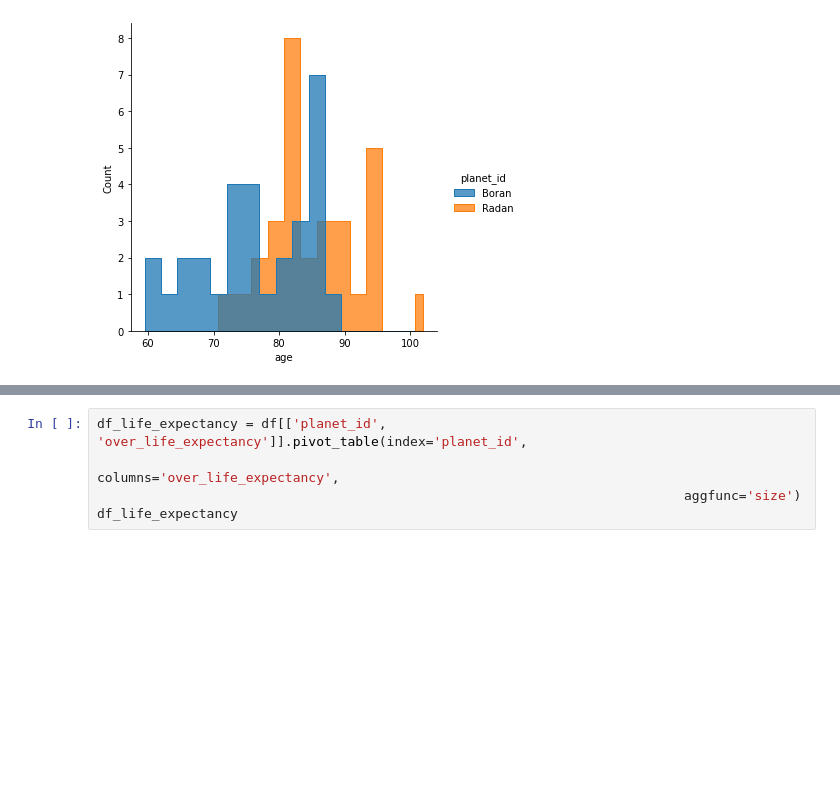
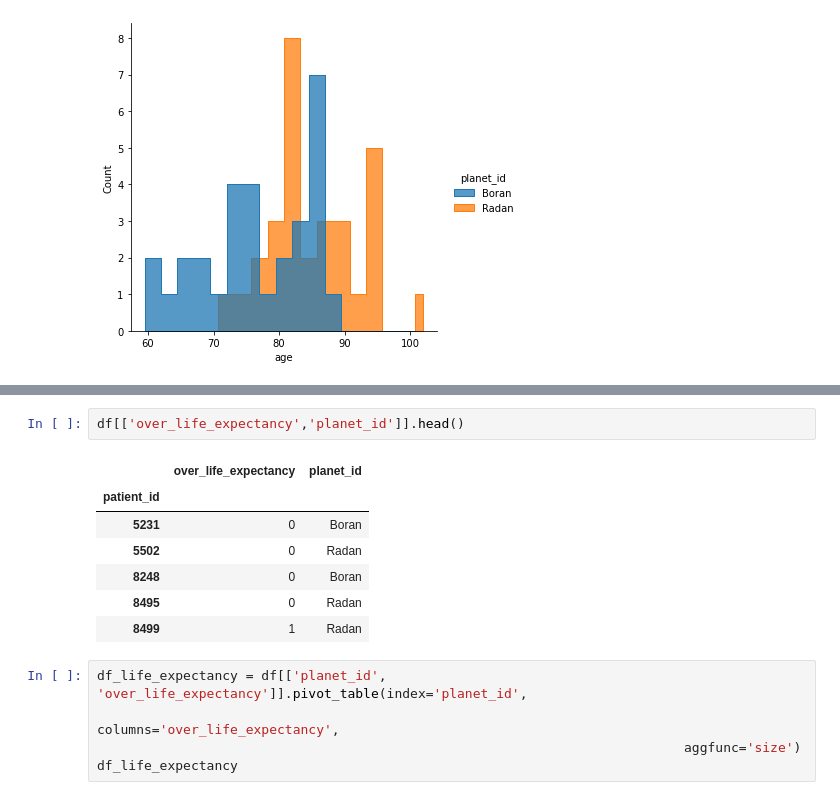
Before and after one commit to CalebChronowski/MSDS5013_FinalProject, a Jupyter notebook: main.ipynb, the cells around one changed output, grey strips where cells are left out. Cells and saved outputs as stored; diff of their text form; blank space fills up the shorter version.

```diff
--- a/main.ipynb
+++ b/main.ipynb
@@ -52,3 +51,13 @@ g.map(sns.histplot, 'age', binwidth=2)
+# %%
+df[['over_life_expectancy','planet_id']].head()
+# %% [output]
+|  | over_life_expectancy | planet_id |
+| patient_id |  |  |
+| 5231 | 0 | Boran |
+| 5502 | 0 | Radan |
+| 8248 | 0 | Boran |
+| 8495 | 0 | Radan |
+| 8499 | 1 | Radan |
 # %%
 df_life_expectancy = df[['planet_id', 'over_life_expectancy']].pivot_table(index='planet_id',
                                                                            columns='over_life_expectancy',
```
Also changed, not shown: parts of 9 cells of this notebook, 2 other files.
